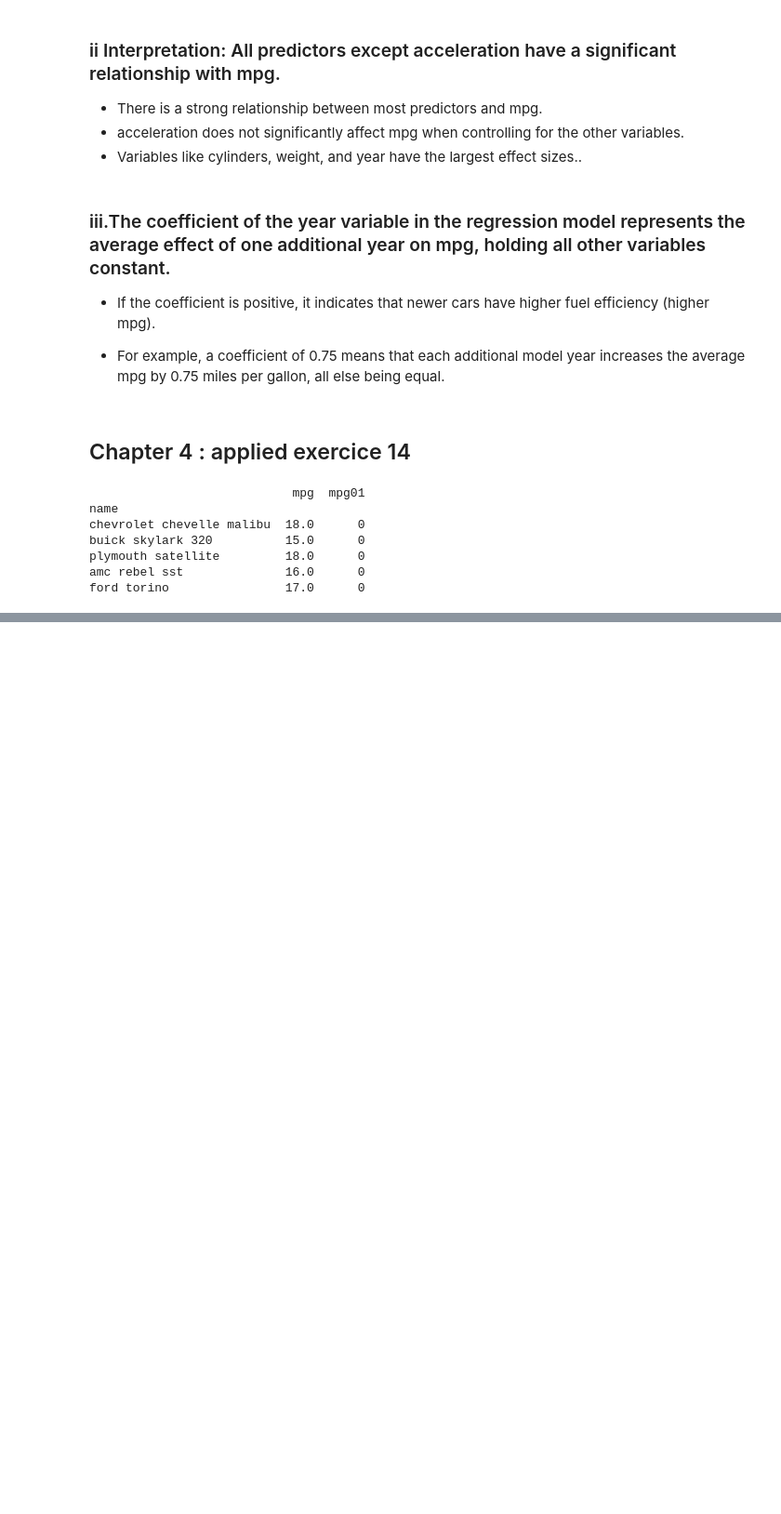
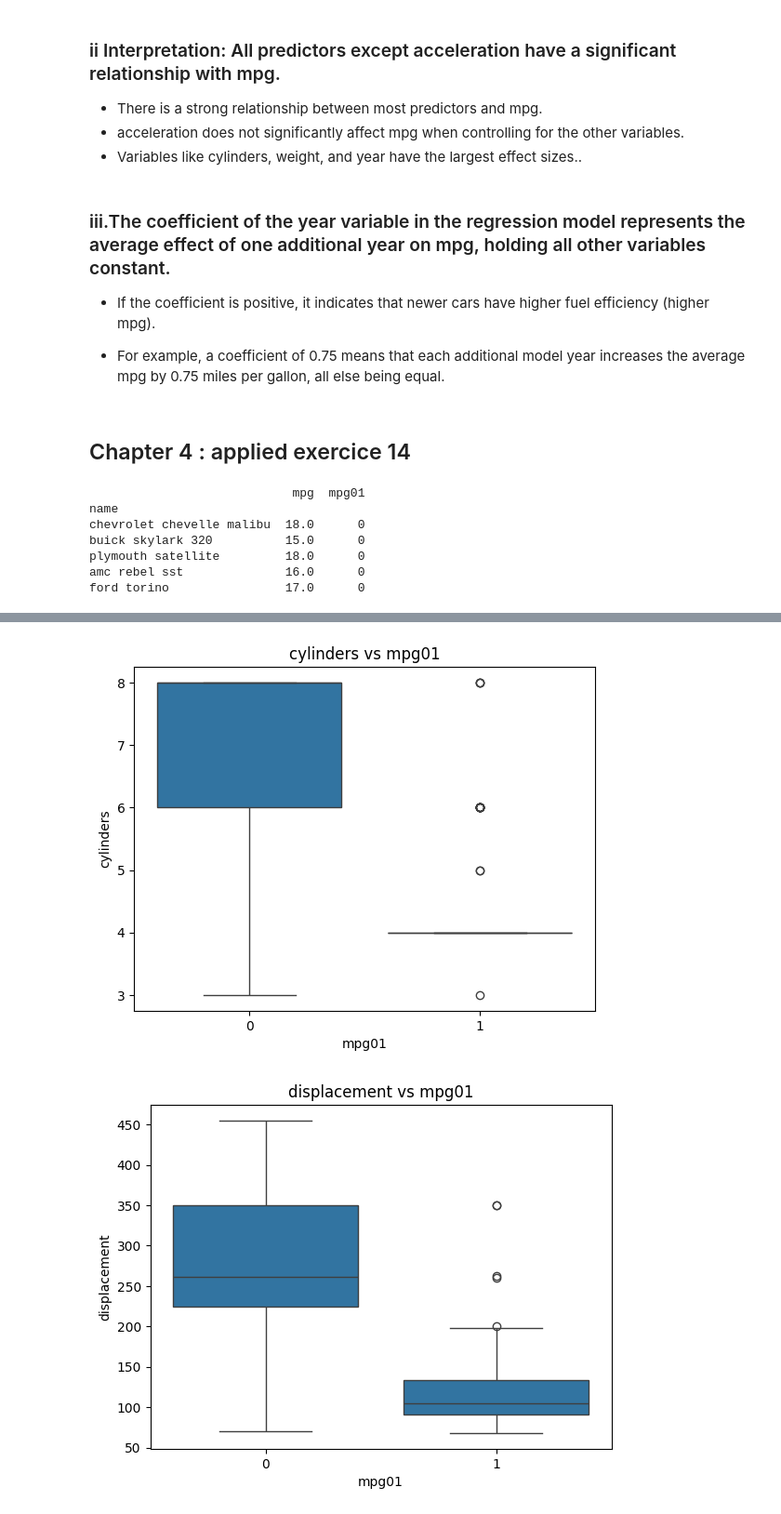
Before and after one commit to lekoundanmgedeon/machinelearning-islp, a Jupyter notebook: assignements/A1_ML/A1_ml.ipynb, the cells around one changed output, grey strips where cells are left out. Shown at 93% size. Cells and saved outputs as stored; diff of their text form; code cells hidden in the pictures; blank space fills up the shorter version.

```diff
--- a/assignements/A1_ML/A1_ml.ipynb
+++ b/assignements/A1_ML/A1_ml.ipynb
@@ -327,0 +459,9 @@ print("Test set:", X_test.shape, y_test.shape)
+# %%
+# Compute median of mpg
+mpg_median = auto['mpg'].median()
+
+# Create binary variable: 1 if mpg > median, 0 if mpg <= median
+auto['mpg01'] = (auto['mpg'] > mpg_median).astype(int)
+
+# Check the new column
+print(auto[['mpg', 'mpg01']].head())
@@ -327,0 +476,11 @@ print("Test set:", X_test.shape, y_test.shape)
+# %%
+features = ["cylinders", "displacement", "horsepower", "weight",
+            "acceleration", "year", "origin"]
+
+for col in features:
+    sns.boxplot(x=auto["mpg01"], y=auto[col])
+    plt.title(f"{col} vs mpg01")
+    plt.show()
+# %% [output]
+[figure, added]
+[figure, added]
```
Also changed, not shown: parts of 40 cells of this notebook.
